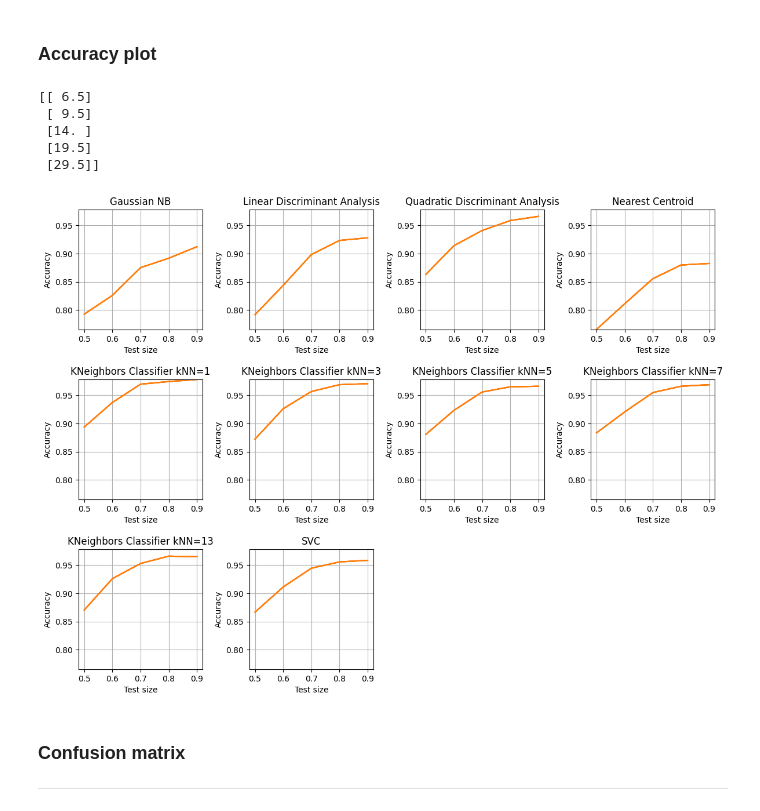
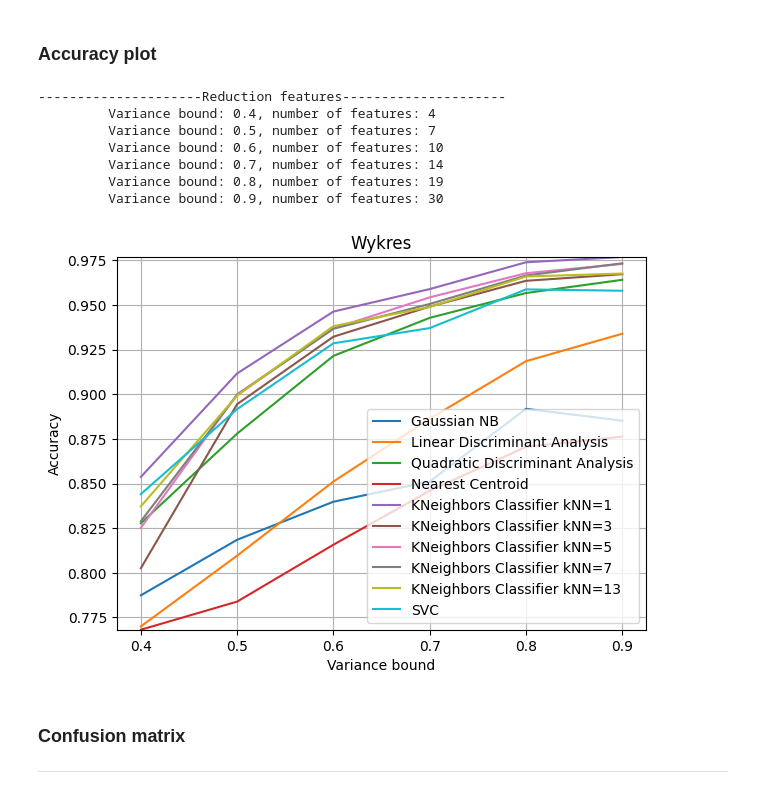
Before and after one commit to BezdzietnyAntoni/MachineLearning, a Jupyter notebook: Project/project_sheet.ipynb, the cells around one changed output. Drawn from its saved outputs; the diff is of its cells as text; code cells hidden in the pictures.

```diff
--- a/Project/project_sheet.ipynb
+++ b/Project/project_sheet.ipynb
@@ -52,7 +71,7 @@ from sklearn.neighbors import KNeighborsClassifier
 from sklearn.svm import SVC
 
 TEST_SIZE = [0.1, 0.2, 0.3, 0.4, 0.5, 0.6, 0.7, 0.8, 0.9] # Testing `test_size` parameter
-N_ITER = 2                                              # Number of iterations for all tests
+N_ITER = 10                                              # Number of iterations for all tests
 
 # Classifiers
 K_NEIGHBORS = [1,3,5,7,13]
@@ -377,8 +390,8 @@ from sklearn.neighbors import KNeighborsClassifier
 from sklearn.svm import SVC
 
 VARIANCE_BOUND = [0.4, 0.5, 0.6, 0.7, 0.8, 0.9]  # Variance Bound
-TESTING_SIZE = 0.3                               # Testing `test_size` parameter
-N_ITER = 2                                       # Number of iterations for all tests
+TEST_SIZE = 0.3                               # Testing `test_size` parameter
+N_ITER = 10                                       # Number of iterations for all tests
 
 
 # Classifiers
@@ -432,12 +445,12 @@ n_classes = len(digits.target_names)
 # Memory allocation
 accuracy_matrix = np.zeros( ( len(VARIANCE_BOUND), len(CLASSIFIERS) ) )
 confiusion_matrix = np.zeros( ( len(VARIANCE_BOUND), len(CLASSIFIERS), n_classes, n_classes ) )
-n_features = np.zeros((len(VARIANCE_BOUND), 1))
+n_features = np.zeros((len(VARIANCE_BOUND)))
 
 # For each size of `VARIANCE_BOUND`
 for i, var_bound in enumerate(VARIANCE_BOUND):
     print("{:-^50}".format("Test {}".format(i+1)))
-    print("Parameters: test size: {}, n_times: {}".format(t_size, N_ITER))
+    print("Parameters: variance bound: {}, test size: {}, n_times: {}".format(var_bound, TEST_SIZE, N_ITER))
 
     # For N iterations
     for k in tqdm(range(N_ITER)):
@@ -490,35 +505,33 @@ Parameters: test size: 0.9, n_times: 2
 # %%
 # Import libraries
 import matplotlib.pyplot as plt
 import numpy as np
 
-print(list_of_number)
+print("{:-^60}".format("Reduction features"))
+for var, f in zip(VARIANCE_BOUND, n_features):
+    print("\t Variance bound: {}, number of features: {}".format(var, int(np.round(f))))
 
-# Plotting parameters
-n_plots = len(CLASSIFIERS)
-n_cols = 4
-n_rows = int(np.ceil(n_plots/n_cols))
-plt.figure(figsize=(3*n_cols, 3*n_rows))
+for j, classifier in enumerate(CLASSIFIERS):
+    plt.plot(VARIANCE_BOUND, accuracy_matrix[:,j], label = CLASSIFIERS_DOCSTR[j])
 
-for i, t_size in enumerate(TEST_SIZE):
-    for j, classifier in enumerate(CLASSIFIERS):
-        plt.subplot(n_rows, n_cols, j+1)
-        plt.plot(TEST_SIZE, accuracy_matrix[:,j], 'C1')
-        plt.ylim([np.min(accuracy_matrix), np.max(accuracy_matrix)])
-        plt.grid(True)
-        plt.ylabel("Accuracy")
-        plt.xlabel("Test size")
-        plt.title(CLASSIFIERS_DOCSTR[j])
-
+plt.ylim([0 , 1])
+plt.ylim([np.min(accuracy_matrix), np.max(accuracy_matrix)])
+plt.grid(True)
+plt.ylabel("Accuracy")
+plt.xlabel("Variance bound")
+plt.title("Wykres")
+plt.legend()
 plt.tight_layout(pad=1.5)
 plt.show()
 # %% [output]
-[[ 6.5]
- [ 9.5]
- [14. ]
- [19.5]
- [29.5]]
+---------------------Reduction features---------------------
+         Variance bound: 0.4, number of features: 4
+         Variance bound: 0.5, number of features: 7
+         Variance bound: 0.6, number of features: 10
+         Variance bound: 0.7, number of features: 14
+         Variance bound: 0.8, number of features: 19
+         Variance bound: 0.9, number of features: 30
-[figure, old version]
+[figure, new version]
 # %% [markdown]
 ### Confusion matrix
 ---
```
Also changed, not shown: parts of 8 cells of this notebook.
